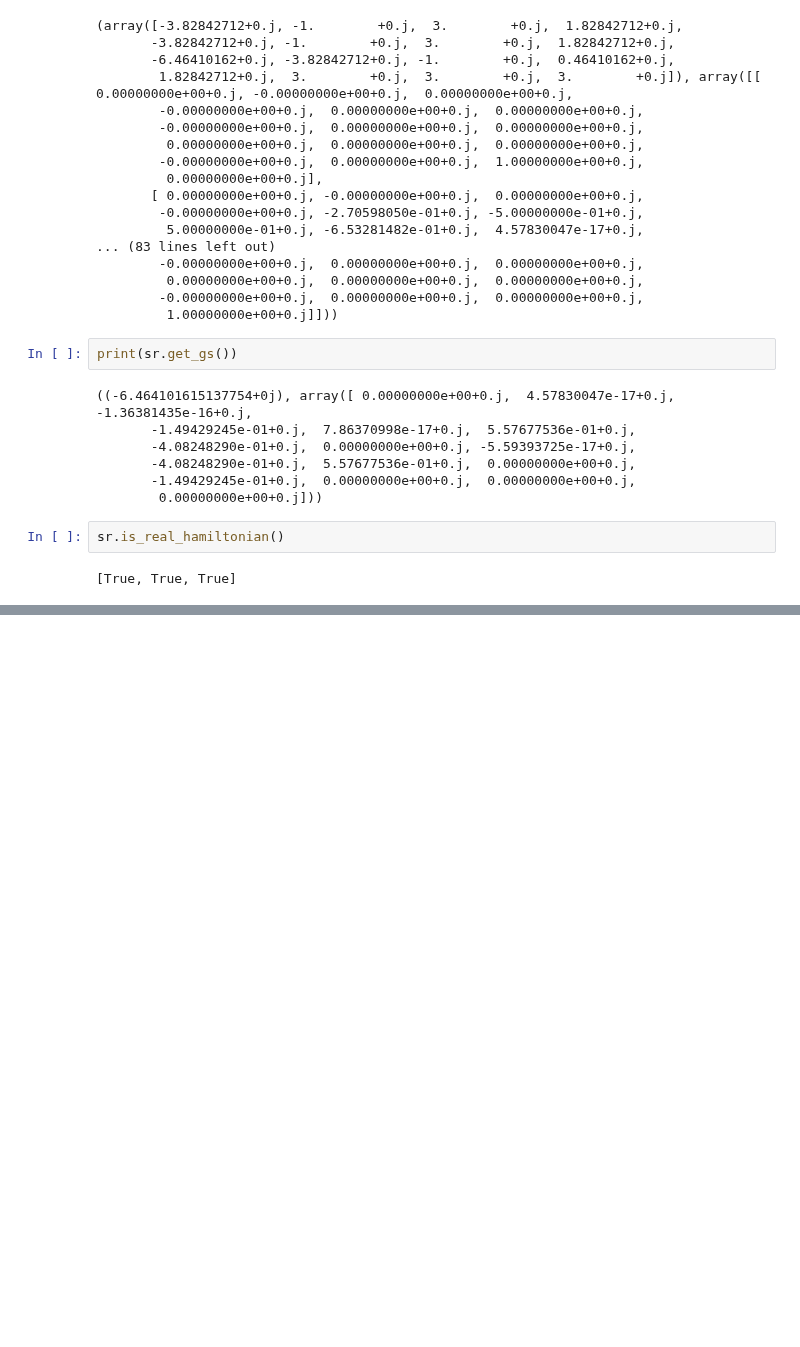
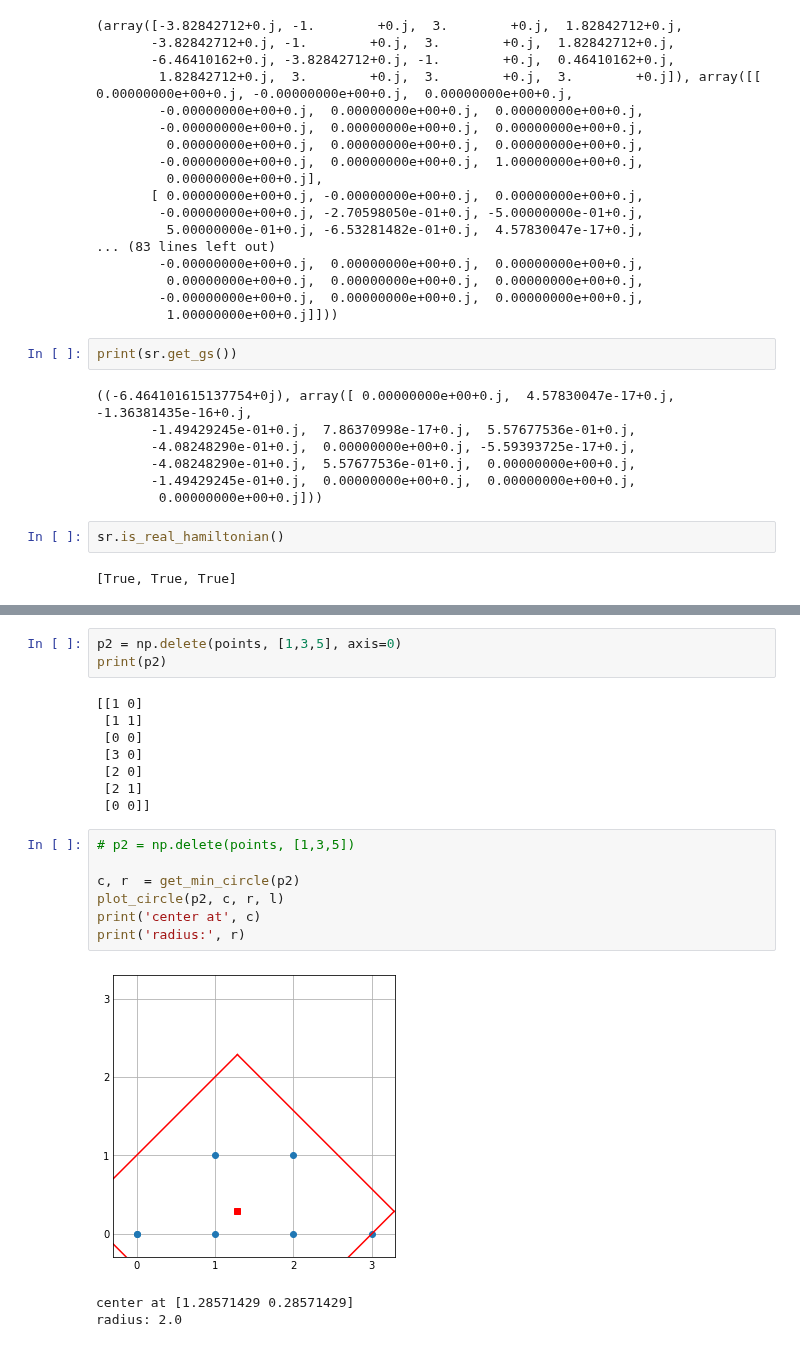
Before and after one commit to KnightShuffler/Quantum-Non-Unitary-Time-Evolution-Public-, a Jupyter notebook: Testing new code.ipynb, the cells around one changed output, grey strips where cells are left out. Drawn from its saved outputs; the diff is of its cells as text; blank space fills up the shorter version.

```diff
--- a/Testing new code.ipynb
+++ b/Testing new code.ipynb
@@ -73,0 +150,22 @@ sr.is_real_hamiltonian()
+# %%
+p2 = np.delete(points, [1,3,5], axis=0)
+print(p2)
+# %% [output]
+[[1 0]
+ [1 1]
+ [0 0]
+ [3 0]
+ [2 0]
+ [2 1]
+ [0 0]]
+# %%
+# p2 = np.delete(points, [1,3,5])
+
+c, r  = get_min_circle(p2)
+plot_circle(p2, c, r, l)
+print('center at', c)
+print('radius:', r)
+# %% [output]
+[figure, added]
+center at [1.28571429 0.28571429]
+radius: 2.0
```
Also changed, not shown: parts of 5 cells of this notebook.
